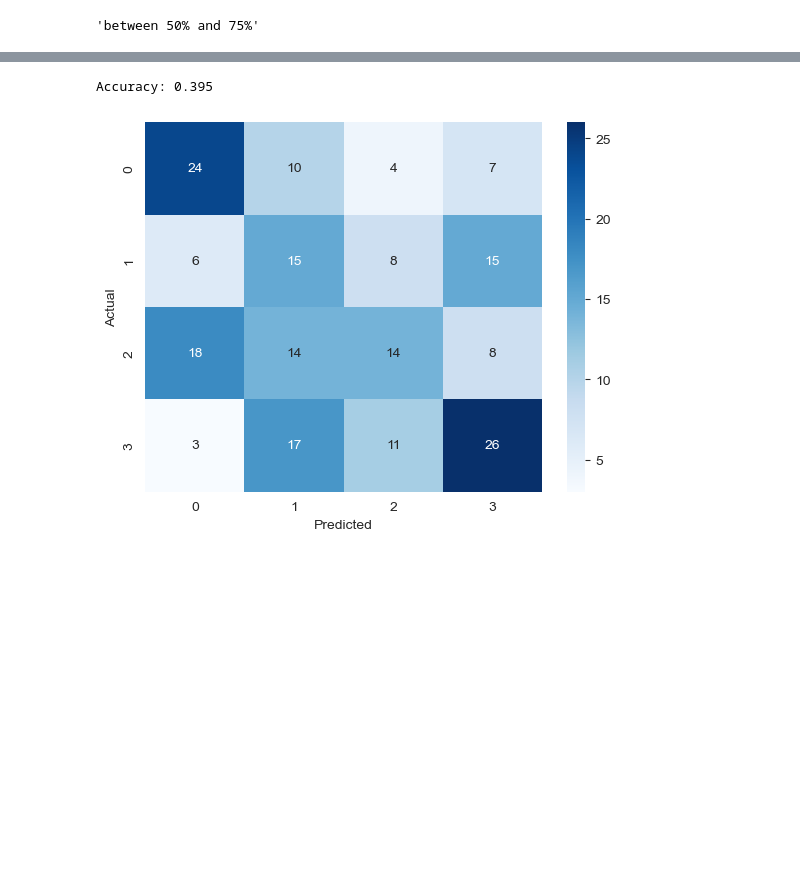
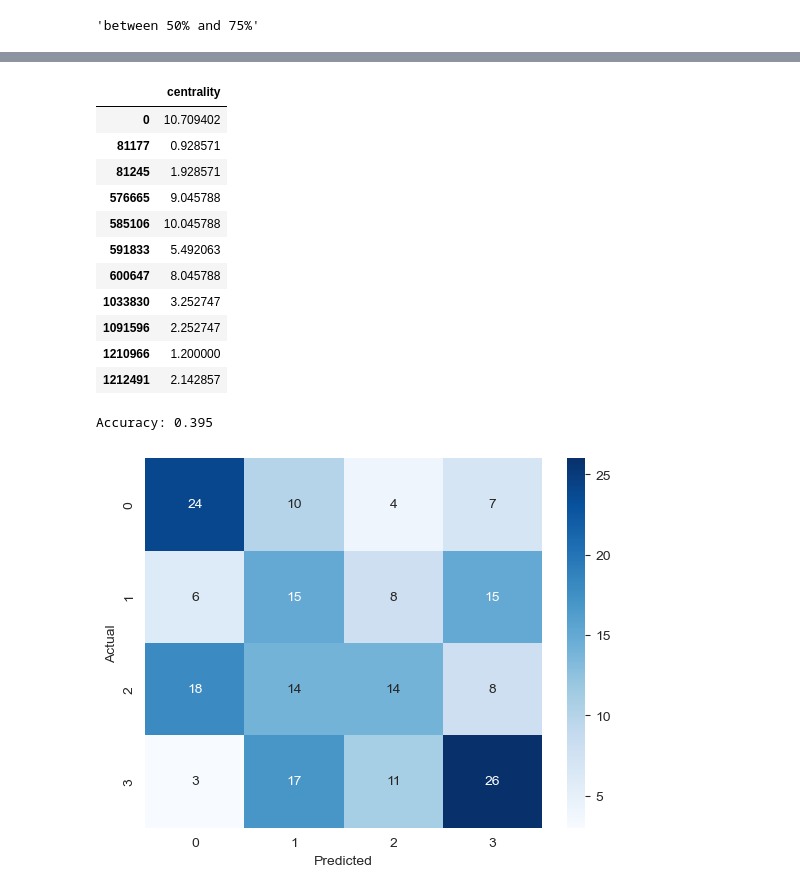
Before and after one commit to AmrWalidi/house-price-prediction-, a Jupyter notebook: malatya_centrality.ipynb, the cells around one changed output, grey strips where cells are left out. Drawn from its saved outputs; the diff is of its cells as text; code cells hidden in the pictures; blank space fills up the shorter version.

```diff
--- a/malatya_centrality.ipynb
+++ b/malatya_centrality.ipynb
@@ -235,3 +235,18 @@ pd.concat([selected_graph['table'], X_test_row], ignore_index=False).join(centra
+# %%
+centrality_table
+# %% [output]
+|  | centrality |
+| 0 | 10.709402 |
+| 81177 | 0.928571 |
+| 81245 | 1.928571 |
+| 576665 | 9.045788 |
+| 585106 | 10.045788 |
+| 591833 | 5.492063 |
+| 600647 | 8.045788 |
+| 1033830 | 3.252747 |
+| 1091596 | 2.252747 |
+| 1210966 | 1.200000 |
+| 1212491 | 2.142857 |
 # %%
 y_pred = pd.DataFrame(
     {'class': [class_predict(data_point) for data_point in X_test.head(200).itertuples(index=False)]})
```
Also changed, not shown: parts of 2 cells of this notebook, 1 other file.
